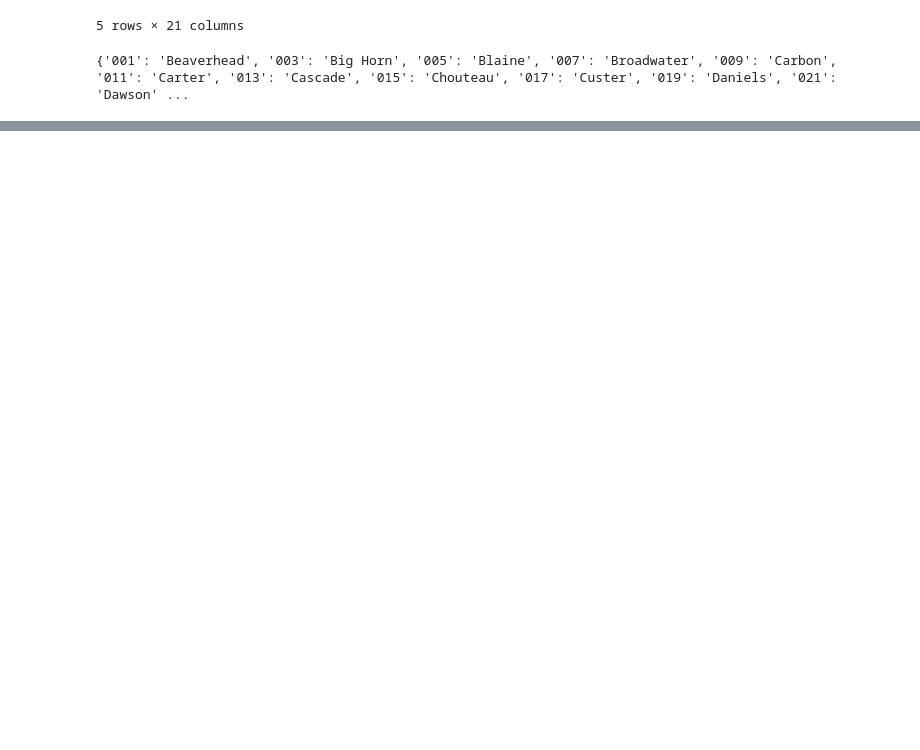
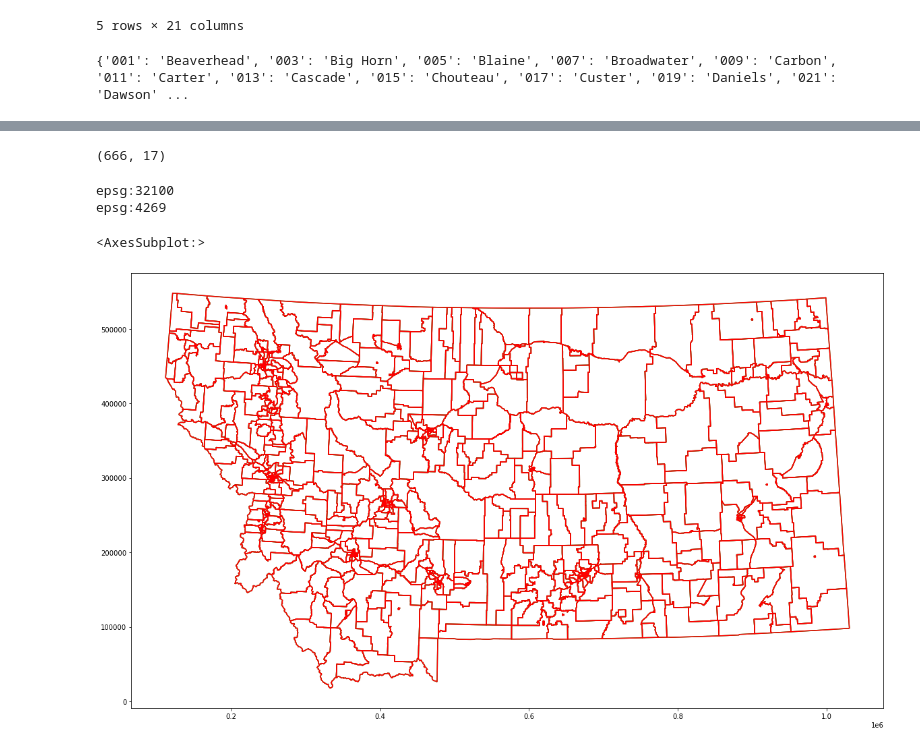
Before and after one commit to nonpartisan-redistricting-datahub/pdv-mt, a Jupyter notebook: vest-mt-2020/vest-mt-2020-validation.ipynb, the cells around one changed output, grey strips where cells are left out. Cells and saved outputs as stored; diff of their text form; code cells hidden in the pictures; blank space fills up the shorter version.

```diff
--- a/vest-mt-2020/vest-mt-2020-validation.ipynb
+++ b/vest-mt-2020/vest-mt-2020-validation.ipynb
@@ -238,0 +308,3 @@ pivoted_2020.head()
+# %%
+vest_mt_20["FIP_PREC"]=vest_mt_20['COUNTYFP10']+vest_mt_20['SOSPRECINC']
+vest_mt_20
@@ -238,0 +552,2 @@ pivoted_2020.head()
+# %%
+mt_shp = gp.read_file('./raw-from-source/MT_SOS/MontanaVotingPrecincts_shp/VotingPrecincts.shp')
@@ -238,0 +559,18 @@ pivoted_2020.head()
+# %%
+mt_shp.shape
+# %% [output]
+(666, 17)
+# %%
+print(mt_shp.crs)
+print(vest_mt_20.crs)
+# %% [output]
+epsg:32100
+epsg:4269
+# %%
+vest_mt_20 = vest_mt_20.to_crs(epsg=32100)
+# %%
+ax = mt_shp.boundary.plot(figsize=(20,20),color="green")
+vest_mt_20.boundary.plot(figsize=(20,20),ax=ax,color="red")
+# %% [output]
+<AxesSubplot:>
+[figure, added]
```
Also changed, not shown: parts of 35 cells of this notebook.
